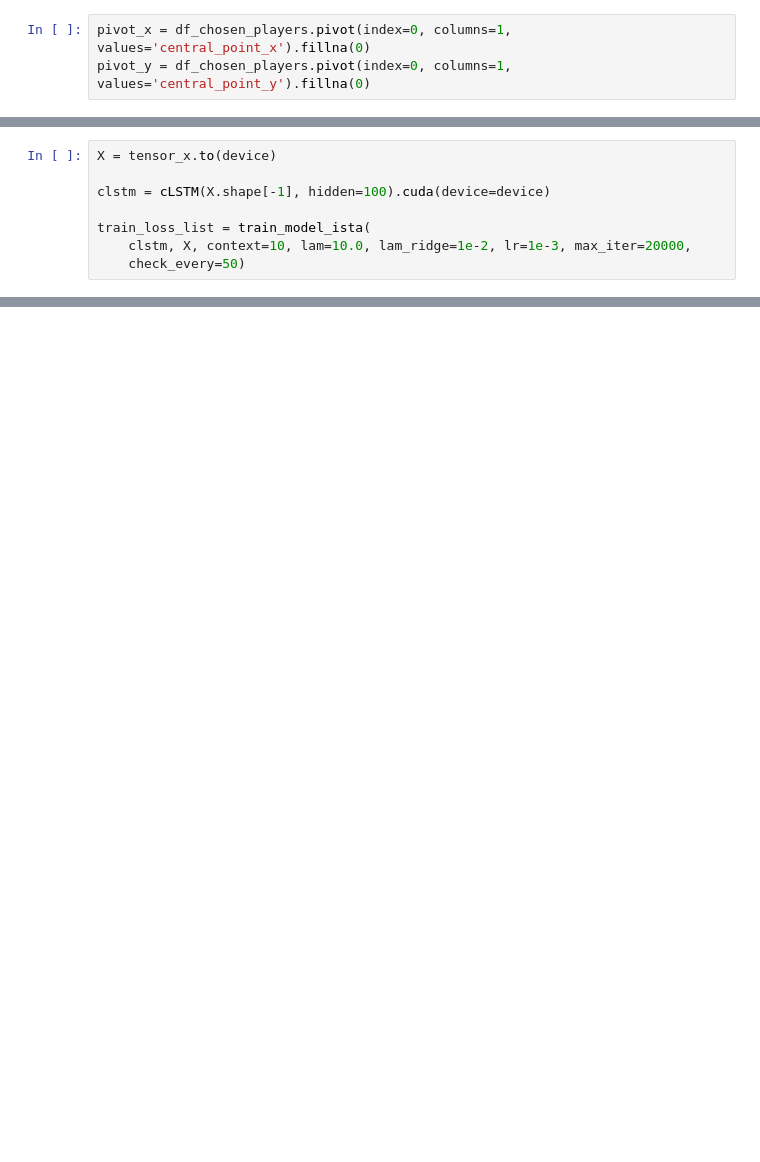
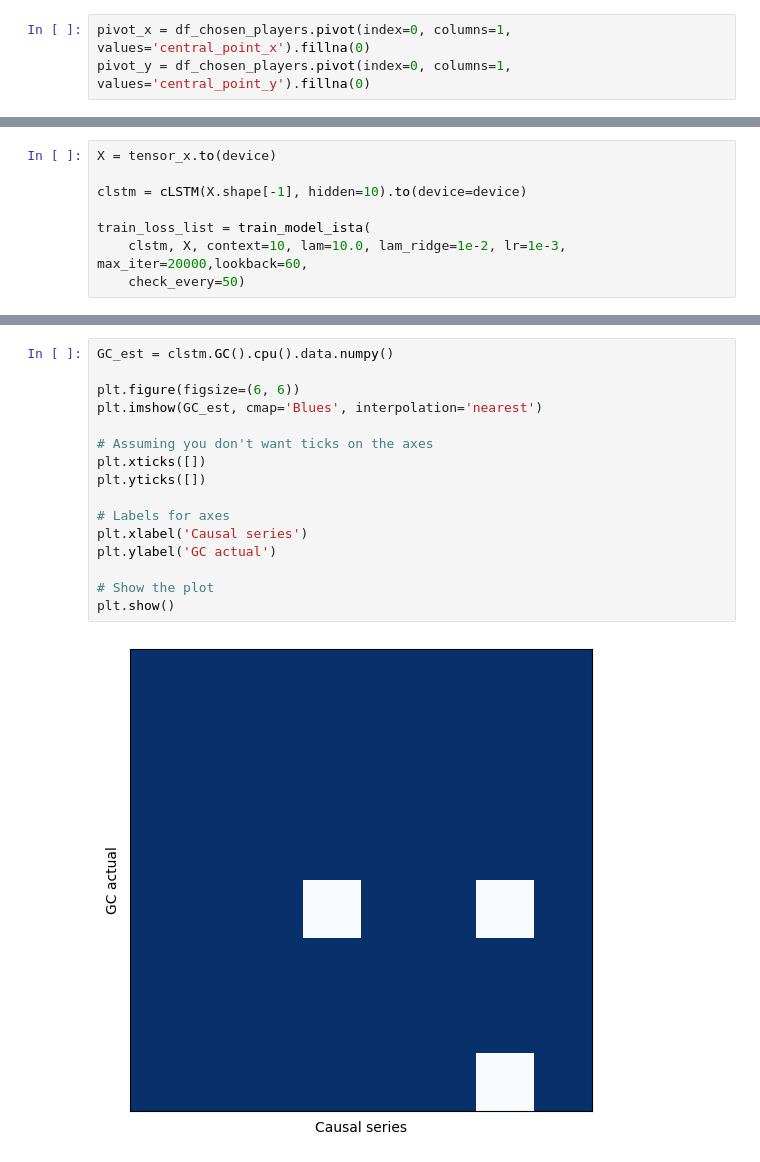
Before and after one commit to henryleo180/CDV, a Jupyter notebook: NGC.ipynb, the cells around one changed output, grey strips where cells are left out. Saved outputs shown, nothing was run; the diff lists cells and outputs as text; blank space fills up the shorter version.

```diff
--- a/NGC.ipynb
+++ b/NGC.ipynb
@@ -94,10 +137,10 @@ torch.Size([1, 500, 3])
 # %%
 X = tensor_x.to(device)
 
-clstm = cLSTM(X.shape[-1], hidden=100).cuda(device=device)
+clstm = cLSTM(X.shape[-1], hidden=10).to(device=device)
 
 train_loss_list = train_model_ista(
-    clstm, X, context=10, lam=10.0, lam_ridge=1e-2, lr=1e-3, max_iter=20000,
+    clstm, X, context=10, lam=10.0, lam_ridge=1e-2, lr=1e-3, max_iter=20000,lookback=60,
     check_every=50)
 # %% [output]
 ----------Iter = 50----------
@@ -119,0 +174,18 @@ Stopping early
+# %%
+GC_est = clstm.GC().cpu().data.numpy()
+
+plt.figure(figsize=(6, 6))
+plt.imshow(GC_est, cmap='Blues', interpolation='nearest')
+
+# Assuming you don't want ticks on the axes
+plt.xticks([])
+plt.yticks([])
+
+# Labels for axes
+plt.xlabel('Causal series')
+plt.ylabel('GC actual')
+
+# Show the plot
+plt.show()
+# %% [output]
+[figure, added]
```
Also changed, not shown: parts of 11 cells of this notebook, 2 other files.
